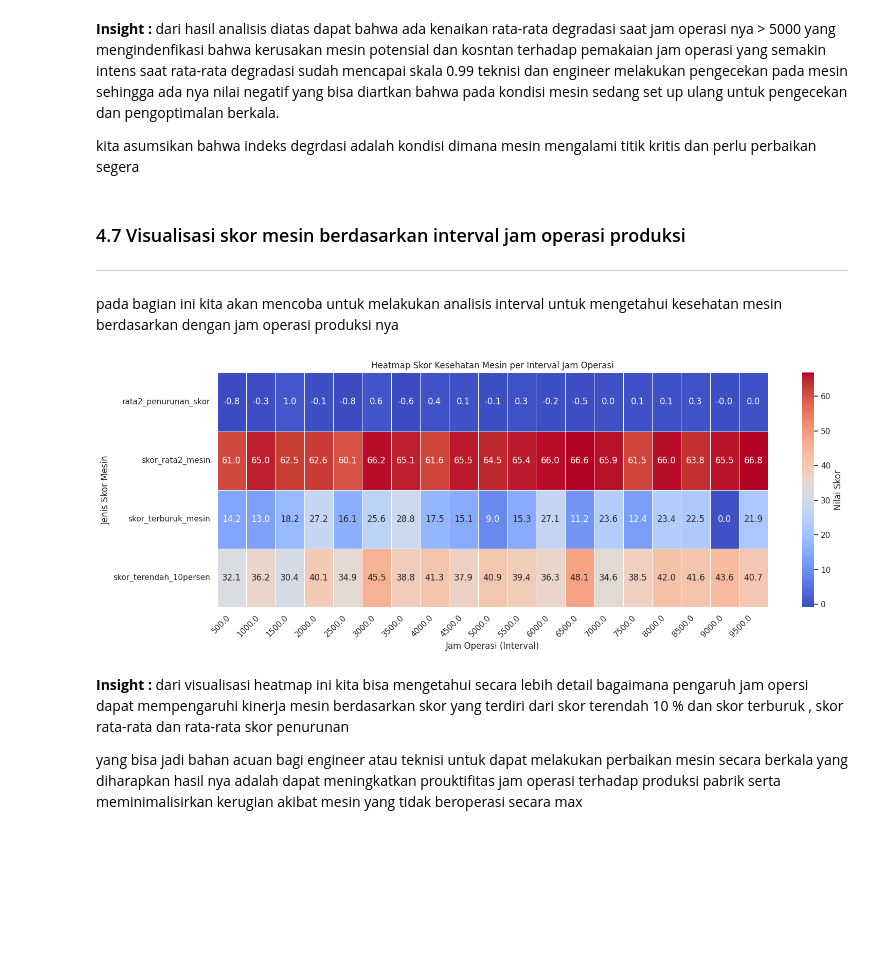
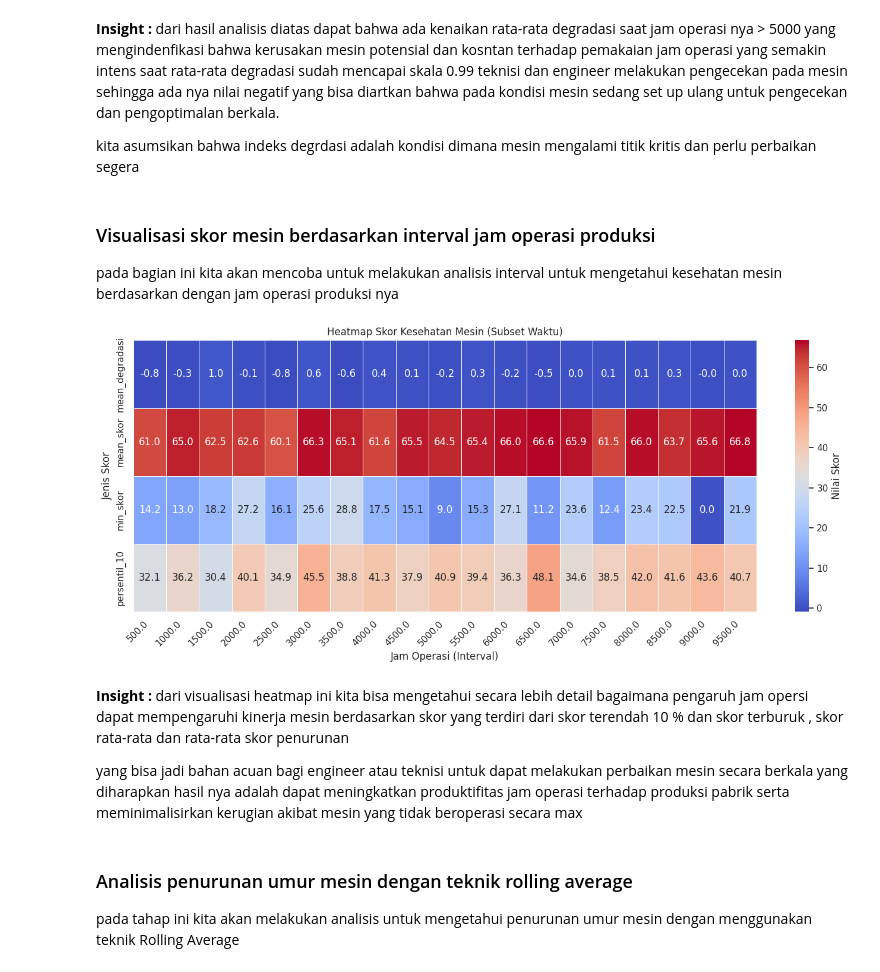
Before and after one commit to BlackBox-Ops/prediksi-estimasi-perbaikan-mesin, a Jupyter notebook: DS Series Prediksi dan Estimasi Perbaikan Mesin.ipynb, the cells around one changed output. Saved outputs shown, nothing was run; the diff lists cells and outputs as text; code cells hidden in the pictures; blank space fills up the shorter version.

Commit message:
menambahkan folder img dan juga memperbaiki struktur markdown

```diff
--- a/DS Series Prediksi dan Estimasi Perbaikan Mesin.ipynb
+++ b/DS Series Prediksi dan Estimasi Perbaikan Mesin.ipynb
@@ -1052,51 +1050,47 @@ dari hasil analisis diatas dapat bahwa ada kenaikan rata-rata degradasi saat jam
 
 kita asumsikan bahwa indeks degrdasi adalah kondisi dimana mesin mengalami titik kritis dan perlu perbaikan segera
 # %% [markdown]
-### 4.7 Visualisasi skor mesin berdasarkan interval jam operasi produksi
----
+<h3>Visualisasi skor mesin berdasarkan interval jam operasi produksi</h3>
 pada bagian ini kita akan mencoba untuk melakukan analisis interval untuk mengetahui kesehatan mesin berdasarkan dengan jam operasi produksi nya
 # %%
-df_grouped_full.rename(columns={
-    'mean_skor': 'rata2_mesin',
-    'min_skor': 'terburuk_mesin',
-    'persentil_10': 'skor_terendah',
-    'mean_degradasi': 'penurunan_skor',
-    'status_tersering': 'degradasi'
-}, inplace=True)
+# Rename kolom
+df_grouped_full.columns = ['grup_waktu', 'mean_skor', 'min_skor', 'persentil_10', 'mean_degradasi', 'status_tersering']
 
+# Buat pivot table dengan skor dan degradasi
 df_pivot = df_grouped_full.pivot_table(
     index='grup_waktu',
-    values=['skor_rata2_mesin', 'skor_terburuk_mesin', 'skor_terendah_10persen', 'rata2_penurunan_skor']
-).round(2)
-
-df_pivot_subset = df_pivot.iloc[:20]  # Ambil hanya 20 grup waktu pertama
-
-plt.figure(figsize=(16, 6))  # Perbesar ukuran canvas
-ax = sns.heatmap(
-    df_pivot_subset.T,  # Transpose agar baris = jenis skor
-    cmap='coolwarm',
-    annot=True,
-    fmt=".1f",  # Format 1 angka desimal
-    linewidths=0.5,
-    cbar_kws={'label': 'Nilai Skor'}
+    values=['mean_skor', 'min_skor', 'persentil_10', 'mean_degradasi']
 )
 
-# Putar label sumbu x agar tidak saling tumpang tindih
+# Ambil hanya 15 grup waktu pertama (atau sesuai kebutuhan)
+subset_pivot = df_pivot.iloc[:, :15]
+
+plt.figure(figsize=(14, 6))
+ax = sns.heatmap(subset_pivot.T, cmap='coolwarm', annot=True, fmt=".1f",
+                 linewidths=0.5, cbar_kws={'label': 'Nilai Skor'})
 ax.set_xticklabels(ax.get_xticklabels(), rotation=45, ha='right')
 
-# Label dan judul
-plt.title('Heatmap Skor Kesehatan Mesin per Interval Jam Operasi')
+plt.title('Heatmap Skor Kesehatan Mesin (Subset Waktu)')
 plt.xlabel('Jam Operasi (Interval)')
-plt.ylabel('Jenis Skor Mesin')
+plt.ylabel('Jenis Skor')
 plt.tight_layout()
 plt.show()
+
+# Simpan gambar ke folder img/
+filename = os.path.join('./img', 'Heatmap SKor Kesehatan Mesin')
+# plt.savefig(filename, dpi=300)
+plt.close()
 # %% [output]
-[figure, old version]
+[figure, new version]
 # %% [markdown]
 <b>Insight :</b>
 dari visualisasi heatmap ini kita bisa mengetahui secara lebih detail bagaimana pengaruh jam opersi dapat mempengaruhi kinerja mesin berdasarkan skor yang terdiri dari skor terendah 10 % dan skor terburuk , skor rata-rata dan rata-rata skor penurunan
 
-yang bisa jadi bahan acuan bagi engineer atau teknisi untuk dapat melakukan perbaikan mesin secara berkala yang diharapkan hasil nya adalah dapat meningkatkan prouktifitas jam operasi terhadap produksi pabrik serta meminimalisirkan kerugian akibat mesin yang tidak beroperasi secara max
+yang bisa jadi bahan acuan bagi engineer atau teknisi untuk dapat melakukan perbaikan mesin secara berkala yang diharapkan hasil nya adalah dapat meningkatkan produktifitas jam operasi terhadap produksi pabrik serta meminimalisirkan kerugian akibat mesin yang tidak beroperasi secara max
+# %% [markdown]
+<h3>Analisis penurunan umur mesin dengan teknik rolling average</h3>
+
+pada tahap ini kita akan melakukan analisis untuk mengetahui penurunan umur mesin dengan menggunakan teknik Rolling Average
 # %%
 df_result_sorted['degradasi_rolling'] = df_result_sorted['degradasi'].rolling(window=5).mean()
 
```
Also changed, not shown: parts of 61 cells of this notebook, 4 other files.
